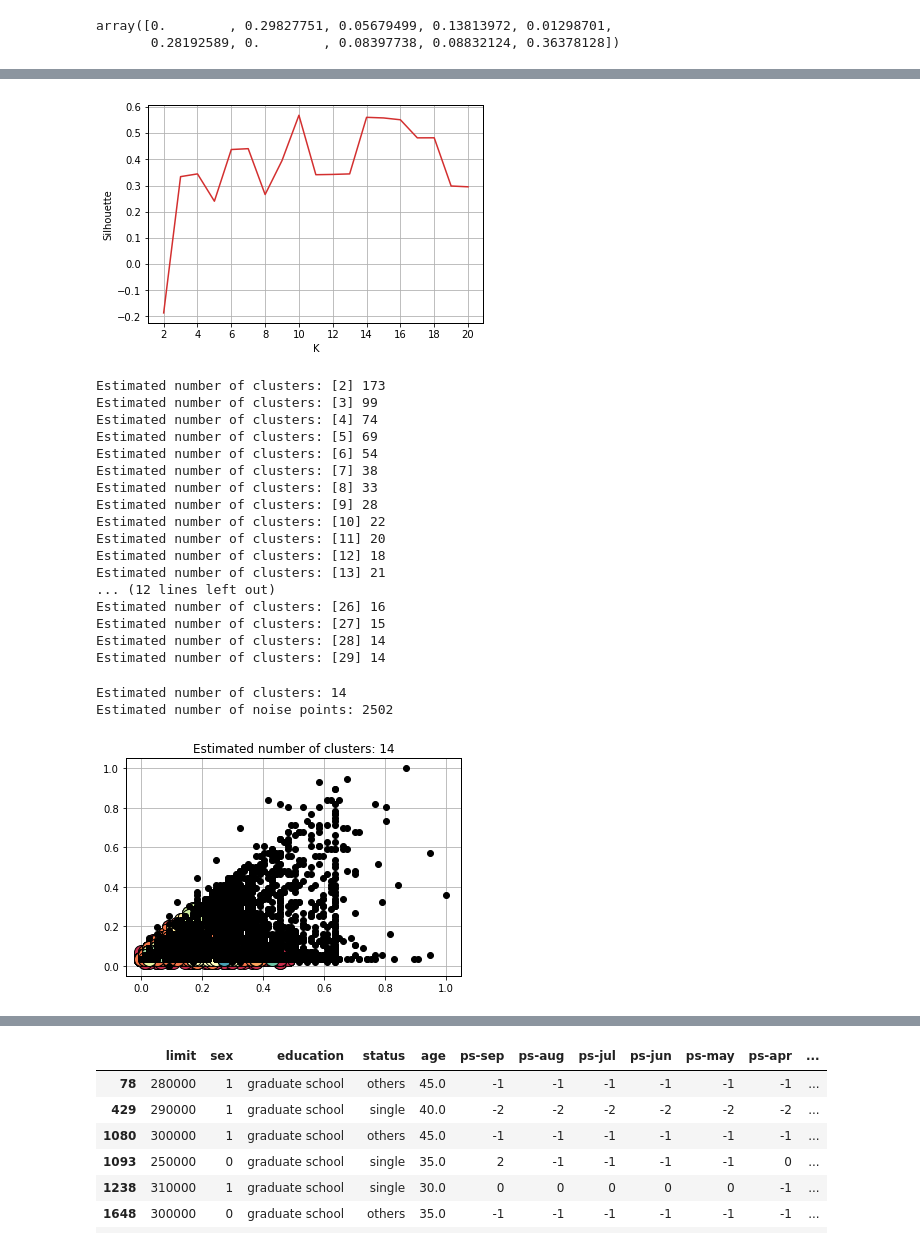
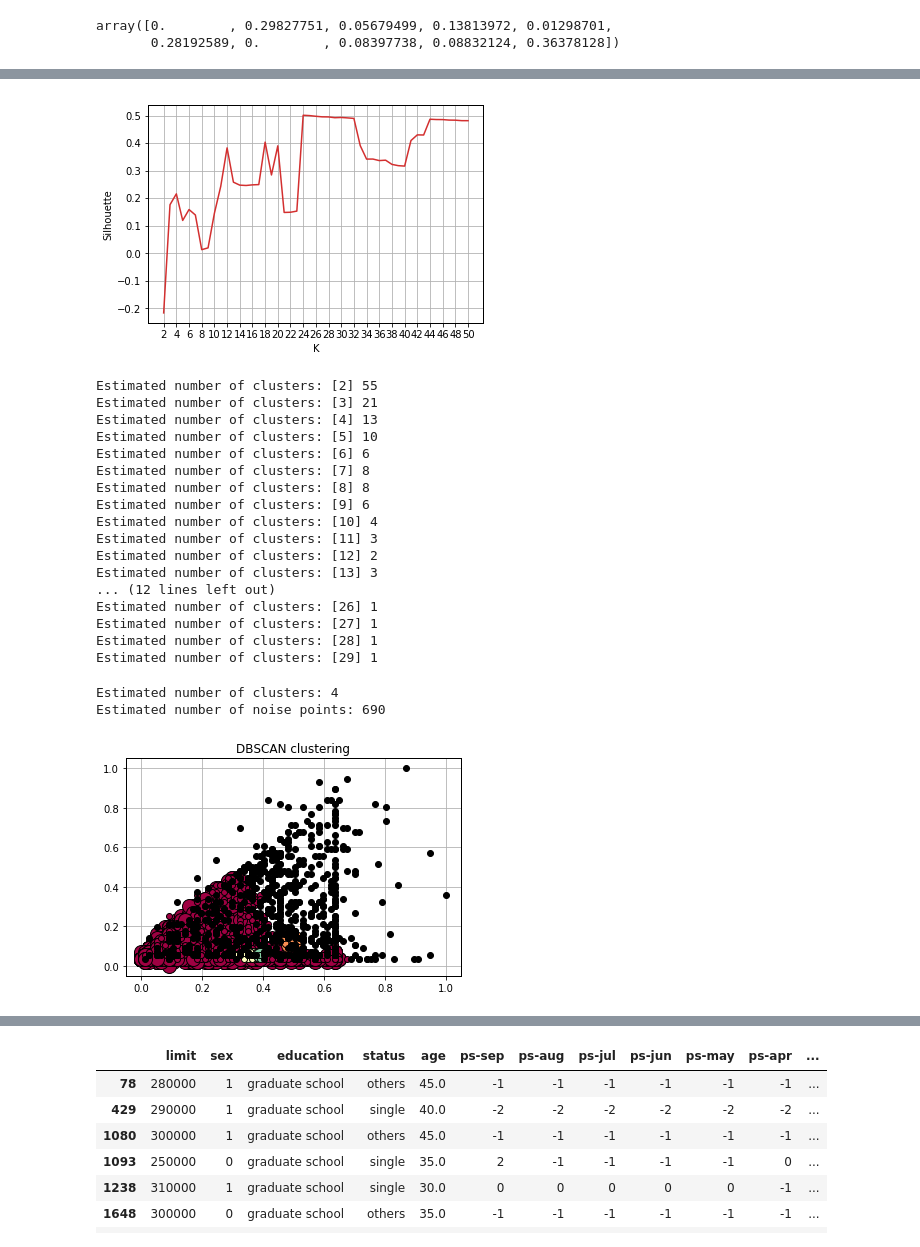
Before and after one commit to GaspareG/Unipi-Data-Mining, a Jupyter notebook: notebook/CardCardDefault.ipynb, the cells around one changed output, grey strips where cells are left out. Drawn from its saved outputs; the diff is of its cells as text; code cells hidden in the pictures.

```diff
--- a/notebook/CardCardDefault.ipynb
+++ b/notebook/CardCardDefault.ipynb
@@ -1186,7 +1186,7 @@ from sklearn.metrics import silhouette_score
 sse_list = list()
 silhouette_list = list()
 
-max_k = 20
+max_k = 10
 for k in range(2, max_k + 1):
     print(str(k) + " ", end="")
     kmeans = KMeans(n_clusters=k, n_init=20, max_iter=100, precompute_distances=True, random_state=42)
@@ -1380,7 +1380,7 @@ array([0.        , 0.29827751, 0.05679499, 0.13813972, 0.01298701,
        0.28192589, 0.        , 0.08397738, 0.08832124, 0.36378128])
 # %%
 min_k = 2
-max_k = 20
+max_k = 50
 
 kth_distances = {}
 silhouettes = [0]*(max_k+1)
@@ -1410,12 +1410,12 @@ plt.show()
 # %%
-for k in [25]:
+for k in [10, 11, 12, 13, 14]:
     print(str(k) + " ", end="")
     plt.plot(range(0, len(kth_distances[k])), sorted(kth_distances[k]))
 
 plt.ylabel('distance (eps)')
 plt.xlabel('sorted distances')
 plt.xticks(rotation=-45)
-plt.axhline(y=0.05, color='blue', linestyle='-')
+plt.axhline(y=0.04, color='blue', linestyle='-')
 plt.axvline(x=8000, color='blue', linestyle='-')
 
 plt.tick_params(axis='both', which='major')
@@ -1428,7 +1428,7 @@ KeyError: 25
 dbscan_silhouette = []
 
 for k in range(min_k, max_k+1):
-    dbscan = DBSCAN(eps=0.05, min_samples=k)
+    dbscan = DBSCAN(eps=0.04, min_samples=k)
     dbscan.fit(X)
     score = silhouette_score(X, dbscan.labels_)
     print(k, " ", score)
@@ -1461,10 +1468,10 @@ plt.xticks(np.arange(min_k, max_k+1, 2))
 plt.tick_params(axis='both', which='major')
 plt.show()
 # %% [output]
-[figure, old version]
+[figure, new version]
 # %%
 for i in range(2, 30):
-    dbscan = DBSCAN(eps=0.03, min_samples=i)
+    dbscan = DBSCAN(eps=0.04, min_samples=i)
     db = dbscan.fit(X)
 
     core_samples_mask = np.zeros_like(db.labels_, dtype=bool)
@@ -1475,27 +1482,31 @@ for i in range(2, 30):
     n_clusters_ = len(set(labels)) - (1 if -1 in labels else 0)
     n_noise_ = list(labels).count(-1)
 
+
     print('Estimated number of clusters: [%d] %d' % (i, n_clusters_))
-    #print('Estimated number of noise points: %d' % n_noise_)
+   #print('Estimated number of noise points: %d' % n_noise_)
 # %% [output]
-Estimated number of clusters: [2] 173
-Estimated number of clusters: [3] 99
-Estimated number of clusters: [4] 74
-Estimated number of clusters: [5] 69
-Estimated number of clusters: [6] 54
-Estimated number of clusters: [7] 38
-Estimated number of clusters: [8] 33
-Estimated number of clusters: [9] 28
-Estimated number of clusters: [10] 22
-Estimated number of clusters: [11] 20
-Estimated number of clusters: [12] 18
-Estimated number of clusters: [13] 21
+Estimated number of clusters: [2] 55
+Estimated number of clusters: [3] 21
+Estimated number of clusters: [4] 13
+Estimated number of clusters: [5] 10
+Estimated number of clusters: [6] 6
+Estimated number of clusters: [7] 8
+Estimated number of clusters: [8] 8
+Estimated number of clusters: [9] 6
+Estimated number of clusters: [10] 4
+Estimated number of clusters: [11] 3
+Estimated number of clusters: [12] 2
+Estimated number of clusters: [13] 3
 ... (12 lines left out)
-Estimated number of clusters: [26] 16
-Estimated number of clusters: [27] 15
-Estimated number of clusters: [28] 14
-Estimated number of clusters: [29] 14
+Estimated number of clusters: [26] 1
+Estimated number of clusters: [27] 1
+Estimated number of clusters: [28] 1
+Estimated number of clusters: [29] 1
 # %%
+dbscan = DBSCAN(eps=0.04, min_samples=14)
+db = dbscan.fit(X)
+
 core_samples_mask = np.zeros_like(db.labels_, dtype=bool)
 core_samples_mask[db.core_sample_indices_] = True
 labels = db.labels_
@@ -1514,36 +1525,36 @@ print('Estimated number of noise points: %d' % n_noise_)
 #print("Adjusted Mutual Information: %0.3f"
 #      % metrics.adjusted_mutual_info_score(labels_true, labels))
 #print("Silhouette Coefficient: %0.3f"
 #      % metrics.silhouette_score(X, labels))
 
 # #############################################################################
 # Plot result
 import matplotlib.pyplot as plt
 
 # Black removed and is used for noise instead.
 unique_labels = set(labels)
 colors = [plt.cm.Spectral(each)
           for each in np.linspace(0, 1, len(unique_labels))]
 for k, col in zip(unique_labels, colors):
     if k == -1:
         # Black used for noise.
         col = [0, 0, 0, 1]
 
     class_member_mask = (labels == k)
 
     xy = X[class_member_mask & core_samples_mask]
     plt.plot(xy[:, 0], xy[:, 1], 'o', markerfacecolor=tuple(col),
              markeredgecolor='k', markersize=14)
 
     xy = X[class_member_mask & ~core_samples_mask]
     plt.plot(xy[:, 0], xy[:, 1], 'o', markerfacecolor=tuple(col),
              markeredgecolor='k', markersize=6)
 
-plt.title('Estimated number of clusters: %d' % n_clusters_)
+plt.title('DBSCAN clustering')
 plt.show()
 # %% [output]
-Estimated number of clusters: 14
-Estimated number of noise points: 2502
+Estimated number of clusters: 4
+Estimated number of noise points: 690
-[figure, old version]
+[figure, new version]
 # %%
 for i in range(2, 40):
```
Also changed, not shown: parts of 53 cells of this notebook, 13 other files.
